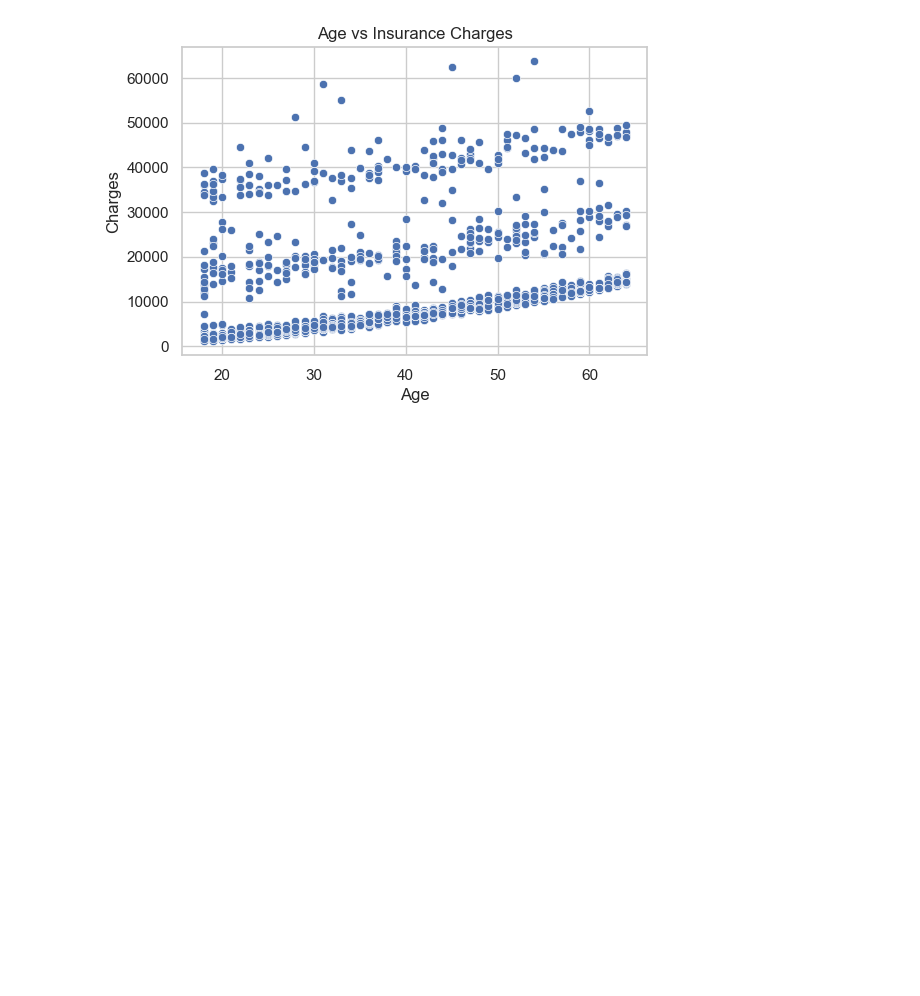
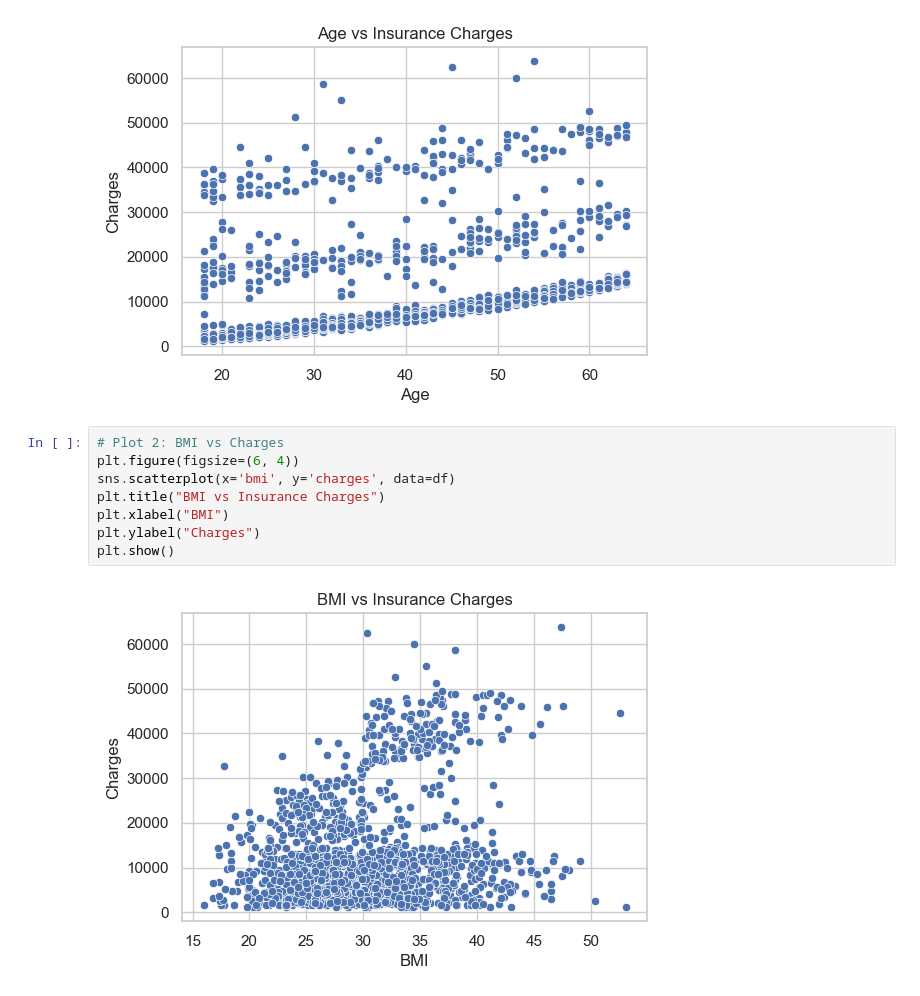
Before and after one commit to pouyaneh/karyar-excel-powerbi, a Jupyter notebook: week34/hw2-1.ipynb, the cells around one changed output. Drawn from its saved outputs; the diff is of its cells as text; blank space fills up the shorter version.

```diff
--- a/week34/hw2-1.ipynb
+++ b/week34/hw2-1.ipynb
@@ -18,3 +18,13 @@ plt.ylabel("Charges")
 plt.show()
 # %% [output]
 [figure]
+# %%
+# Plot 2: BMI vs Charges
+plt.figure(figsize=(6, 4))
+sns.scatterplot(x='bmi', y='charges', data=df)
+plt.title("BMI vs Insurance Charges")
+plt.xlabel("BMI")
+plt.ylabel("Charges")
+plt.show()
+# %% [output]
+[figure, added]
```
